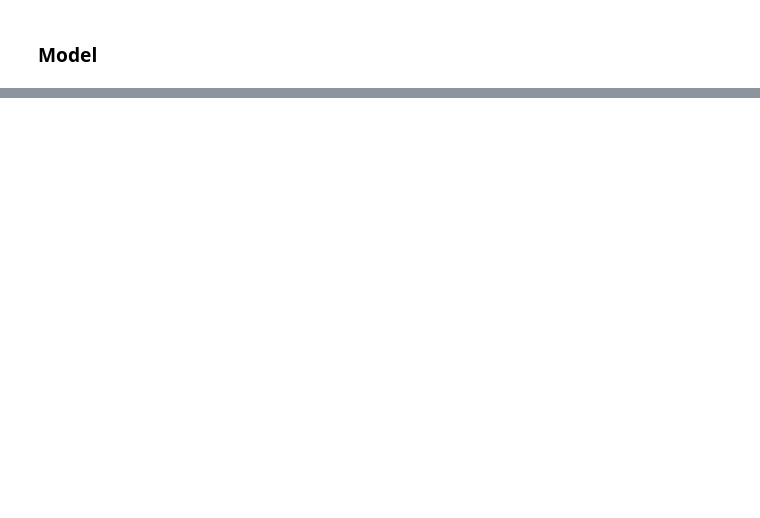
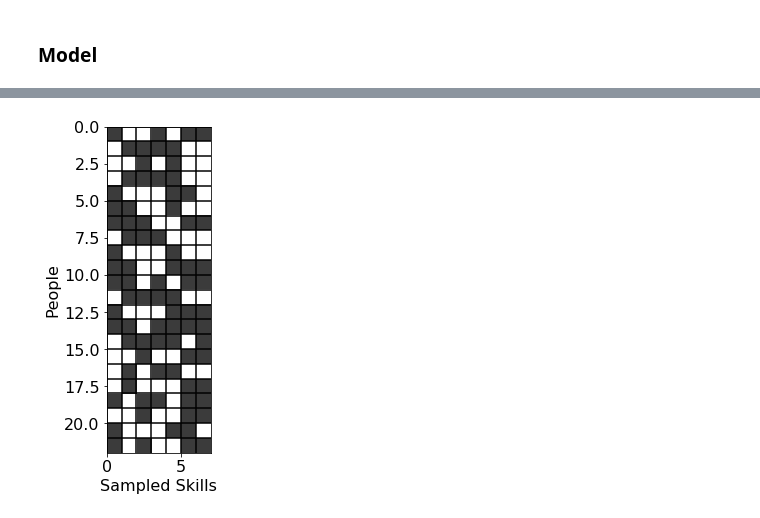
Before and after one commit to ricardoV94/mbmlbook_PyMC3, a Jupyter notebook: MBML_Chapter_2.ipynb, the cells around one changed output, grey strips where cells are left out. Drawn from its saved outputs; the diff is of its cells as text; code cells hidden in the pictures; blank space fills up the shorter version.

```diff
--- a/MBML_Chapter_2.ipynb
+++ b/MBML_Chapter_2.ipynb
@@ -179,27 +201,24 @@ cbar.ax.set_yticklabels(['Core', 'OOP', 'Life Cycle', 'Web Apps', 'Desktop Apps'
 
 ### Model
 # %%
-# Ugly hack to combine questions that rely in one or more skills under the same function
-max_shared_skills = df1.sum(axis=1).max()
-skills_needed = np.zeros((df1.shape[0], max_shared_skills), dtype=np.int)
-for i, question in enumerate(df1.values):
-    needed = np.where(question == True)[0]
-    skills_needed[i] = needed
+def get_relevant_skills():
+    # Ugly hack to combine questions that rely in one or more skills under the same function
+    max_shared_skills = skills_ground.sum(axis=1).max()
+    relevant_skills = np.zeros((skills_ground.shape[0], max_shared_skills), dtype=np.int)
+    for i, question in enumerate(skills_ground):
+        relevant = np.where(question == True)[0]
+        relevant_skills[i] = relevant
+    return relevant_skills
 
-inferred_skills = np.zeros((22,7))
+with pm.Model() as model3:
+    relevant_skills = get_relevant_skills()
+    observed_answers = theano.shared(given_answers[0])
 
-for i, participant_answers in enumerate(tqdm(df2.values.T)):
-    with pm.Model() as model:
+    skills = pm.Bernoulli('skills', 0.5, shape=7)
+    # Ugly hack is used here
+    hasSkills = pm.Deterministic('hasSkills', tt.prod(skills[relevant_skills], axis=1))
 
-        skills = pm.Bernoulli('skills', 0.5, shape=7)
+    noise = pm.math.switch(hasSkills, .9, .2)
+    isCorrect = pm.Bernoulli('isCorrect', noise, shape=48, observed=observed_answers)
 
-        # Ugly hack is useful here
-        hasSkills = pm.Deterministic('hasSkills', tt.prod(skills[skills_needed], axis=1))
-
-        noise = pm.math.switch(hasSkills, .9, .2)
-
-        answers = pm.Bernoulli('answers', noise, shape=48, observed=participant_answers)
-
-        trace = pm.sample(1000, progressbar=False)
-
-    inferred_skills[i] = trace['skills'].mean(axis=0)
+pm.model_to_graphviz(model3)
@@ -224,0 +249,7 @@ plot_grid(df3.T, '', 'Reported Skills', create_fig=False)
+# %%
+with model3:
+    sample = pm.sample_prior_predictive(22)
+# %%
+plot_grid(sample['skills'], 'People', 'Sampled Skills')
+# %% [output]
+[figure, added]
```
Also changed, not shown: parts of 45 cells of this notebook.
